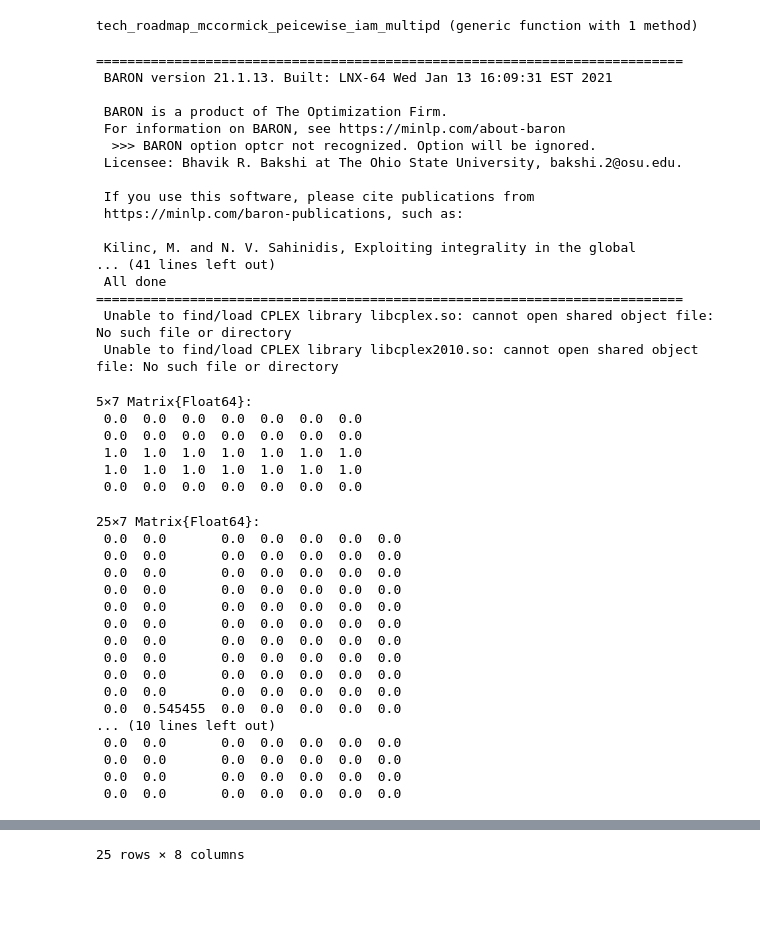
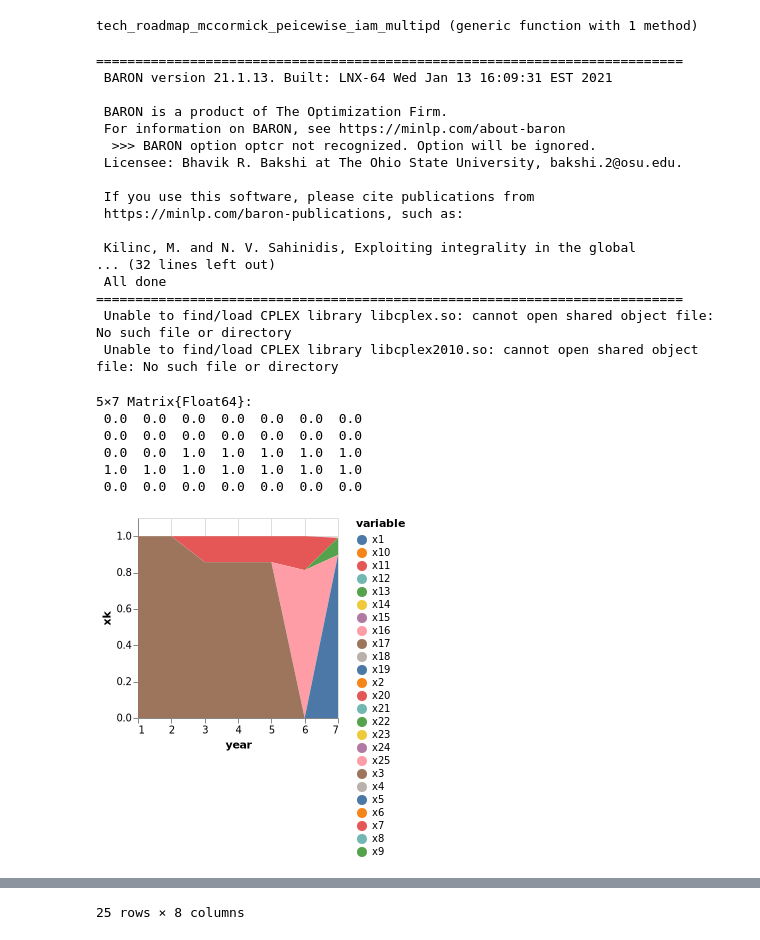
Before and after one commit to vyom-thakker/RoadmapsIAM, a Jupyter notebook: multiperiod.ipynb, the cells around one changed output, grey strips where cells are left out. Cells and saved outputs as stored; diff of their text form; code cells hidden in the pictures; blank space fills up the shorter version.

```diff
--- a/multiperiod.ipynb
+++ b/multiperiod.ipynb
@@ -374,7 +383,7 @@ tau=[0,5,10,15,20,25,30]
 function tech_roadmap_mccormick_peicewise_iam_multipd()
 
     rdmap= Model(BARON.Optimizer)
-    set_optimizer_attribute(rdmap, "MaxTime", 500)
+    set_optimizer_attribute(rdmap, "MaxTime", 150)
     set_optimizer_attribute(rdmap, "optCR", 0.2)
 
     #Sets
@@ -399,14 +408,14 @@ function tech_roadmap_mccormick_peicewise_iam_multipd()
     @variable(rdmap, s[i=1:nrow(innovations),tt=1:7] )
 
     #CO2 at 2050 target
-    @variable(rdmap, co2_2050 ≥ 0)
+    @variable(rdmap, co2_2050[tt=1:7] ≥ 0)
 
     #circularity at 2030 target
-    @variable(rdmap, theta_2030 ≥ 0)
+    @variable(rdmap, theta_2030[tt=1:7] ≥ 0)
     #recycled content at 2030 target
-    @variable(rdmap, recycl_2030 ≥ 0)
+    @variable(rdmap, recycl_2030[tt=1:7] ≥ 0)
     #compostable content at 2030 target
-    @variable(rdmap, comp_2030 ≥ 0)
+    @variable(rdmap, comp_2030[tt=1:7] ≥ 0)
 
     #integral approximator of CO2
     @variable(rdmap, co2_tot ≥ 0)
@@ -471,7 +480,7 @@ function tech_roadmap_mccormick_peicewise_iam_multipd()
     @constraint(rdmap,[tt=1:7], sum(xk[k,tt] for k in 1:nrow(compromise)) ≤ 1)
 
     #co2 at 2050 target formulated based on distribution of functional unit to various pareto solutions from innovative and conventional fronts
-    @constraint(rdmap, co2_2050==sum(xk[k,7]*co2_corrected[k,7] for k in 1:nrow(compromise))
+    @constraint(rdmap,[tt=7],co2_2050[tt]==sum(xk[k,7]*co2_corrected[k,7] for k in 1:nrow(compromise))
         + (1-sum(xk[k,7] for k in 1:nrow(compromise)))*initial[1,3])
 
     #tk < 30
@@ -483,12 +492,12 @@ function tech_roadmap_mccormick_peicewise_iam_multipd()
     #   + (1-sum(xk[k]*(zk_2030[k]) for k in 1:nrow(compromise)))*initial[1,4])
 
     #recyclable content at 2030 target
-    @constraint(rdmap, recycl_2030==sum(xk[k,2]*compromise[k,5] for k in 1:nrow(compromise))
-        + (1-sum(xk[k,2] for k in 1:nrow(compromise)))*initial[1,5])
+    @constraint(rdmap,[tt=3:7], recycl_2030[tt]==sum(xk[k,tt]*compromise[k,5] for k in 1:nrow(compromise))
+        + (1-sum(xk[k,tt] for k in 1:nrow(compromise)))*initial[1,5])
 
     #compostable at 2030 target
-    @constraint(rdmap, comp_2030==sum(xk[k,2]*compromise[k,6] for k in 1:nrow(compromise))
-        + (1-sum(xk[k,2] for k in 1:nrow(compromise)))*initial[1,6])
+    @constraint(rdmap,[tt=3:7], comp_2030[tt]==sum(xk[k,tt]*compromise[k,6] for k in 1:nrow(compromise))
+        + (1-sum(xk[k,tt] for k in 1:nrow(compromise)))*initial[1,6])
 
 
     #Time evolution of innovation
@@ -507,18 +516,18 @@ function tech_roadmap_mccormick_peicewise_iam_multipd()
     #@constraint(rdmap, co2_tot == 50*initial[1,3]-sum((50*xk[k]-wk[k])*(initial[1,3]-compromise[k,3]) for k in 1:nrow(compromise)))
 
     #setting target for 2050 co2 pledge
-    @constraint(rdmap, co2_2050 ≤ 30)
+    @constraint(rdmap, co2_2050[7] ≤ 30)
 
     #setting target for 2030 circularity pledge
     #@constraint(rdmap, theta_2030 ≥ 0.72)
 
     #setting target for 2030 recycl pledge
-    @constraint(rdmap, recycl_2030 + comp_2030 ≥ 0.75)
+    @constraint(rdmap,[tt=3:7], recycl_2030[tt] + comp_2030[tt] ≥ 0.6)
 
     #setting target for 2030 comp pledge
     #@constraint(rdmap, comp_2030 ≥ 0.45)
 
-
+    @constraint(rdmap,yi[3,1]==0)
 
 
 
@@ -566,7 +575,7 @@ yi
  https://minlp.com/baron-publications, such as:
 
  Kilinc, M. and N. V. Sahinidis, Exploiting integrality in the global
-... (41 lines left out)
+... (32 lines left out)
  All done
 ===========================================================================
  Unable to find/load CPLEX library libcplex.so: cannot open shared object file: No such file or directory
@@ -574,26 +583,15 @@ yi
 5×7 Matrix{Float64}:
  0.0  0.0  0.0  0.0  0.0  0.0  0.0
  0.0  0.0  0.0  0.0  0.0  0.0  0.0
- 1.0  1.0  1.0  1.0  1.0  1.0  1.0
+ 0.0  0.0  1.0  1.0  1.0  1.0  1.0
  1.0  1.0  1.0  1.0  1.0  1.0  1.0
  0.0  0.0  0.0  0.0  0.0  0.0  0.0
 # %%
-xk
+transpose(xk)
+df1=DataFrame(xk',:auto)
+df1[!,:year] = collect(1:7)
+
+sNames="compromise ".*string.(collect(1:length(xk[:,1])))
+df1 |> stack |> @vlplot(:area, x=:year, y={:value, stack=:zero, title="xk"}, color="variable:n",legend=:sNames)
 # %% [output]
-25×7 Matrix{Float64}:
- 0.0  0.0       0.0  0.0  0.0  0.0  0.0
- 0.0  0.0       0.0  0.0  0.0  0.0  0.0
- 0.0  0.0       0.0  0.0  0.0  0.0  0.0
- 0.0  0.0       0.0  0.0  0.0  0.0  0.0
- 0.0  0.0       0.0  0.0  0.0  0.0  0.0
- 0.0  0.0       0.0  0.0  0.0  0.0  0.0
- 0.0  0.0       0.0  0.0  0.0  0.0  0.0
- 0.0  0.0       0.0  0.0  0.0  0.0  0.0
- 0.0  0.0       0.0  0.0  0.0  0.0  0.0
- 0.0  0.0       0.0  0.0  0.0  0.0  0.0
- 0.0  0.545455  0.0  0.0  0.0  0.0  0.0
-... (10 lines left out)
- 0.0  0.0       0.0  0.0  0.0  0.0  0.0
- 0.0  0.0       0.0  0.0  0.0  0.0  0.0
- 0.0  0.0       0.0  0.0  0.0  0.0  0.0
- 0.0  0.0       0.0  0.0  0.0  0.0  0.0
+[figure, added]
```
Also changed, not shown: parts of 4 cells of this notebook, 1 other file.
